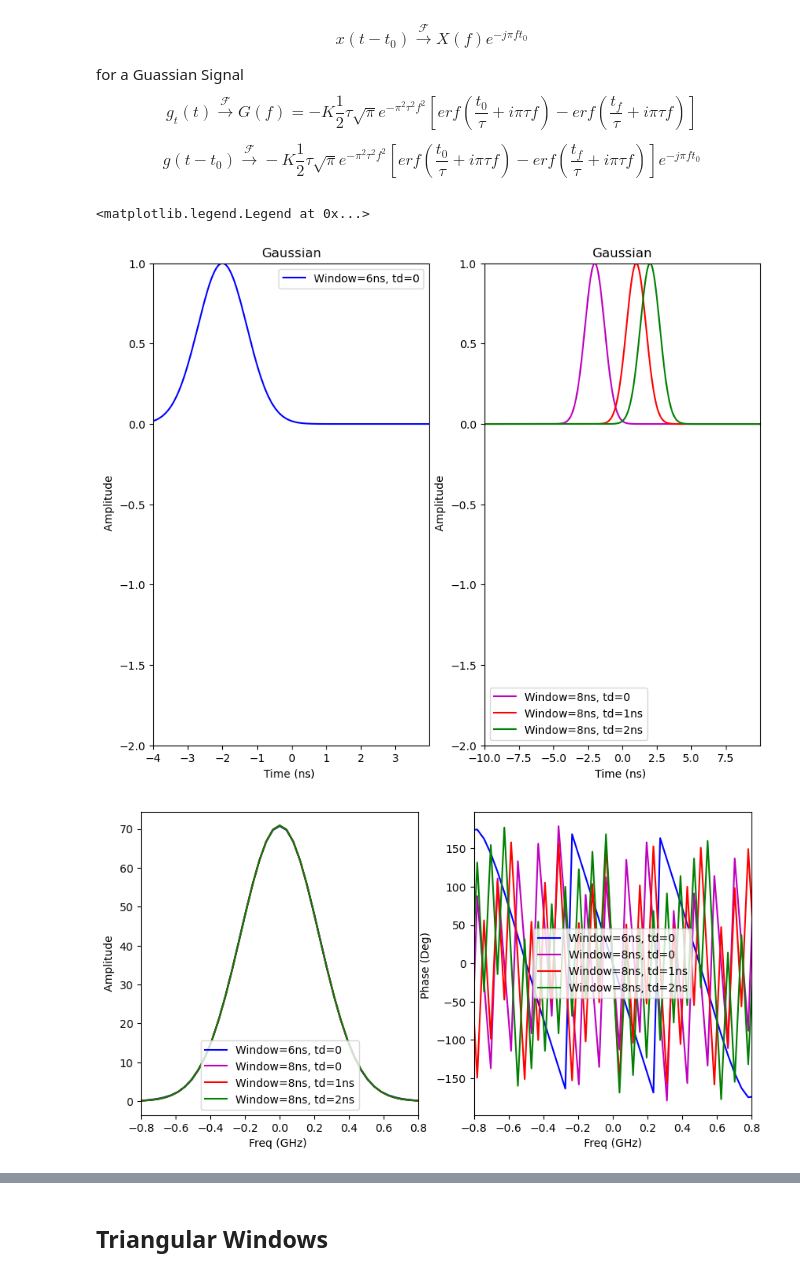
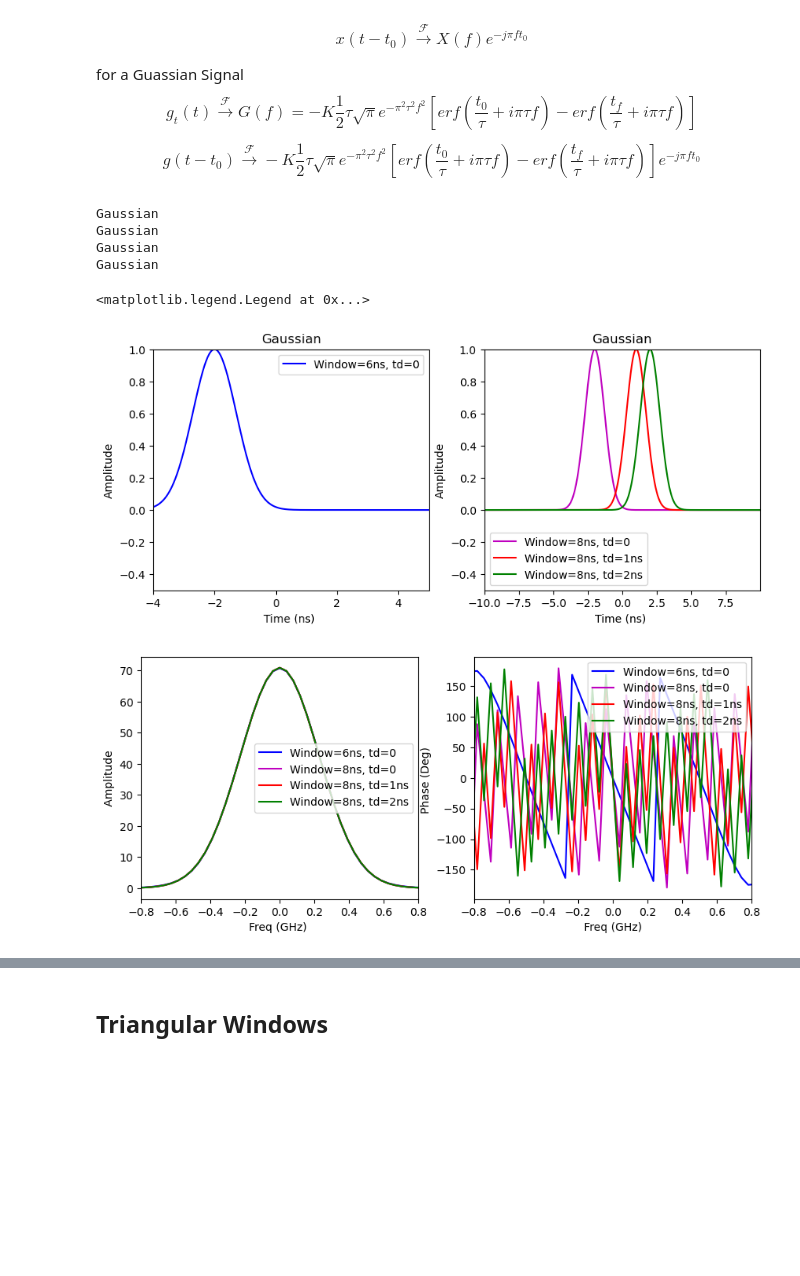
Before and after one commit to andrevsl/SpectralBook, a Jupyter notebook: ChapterSpectral.ipynb, the cells around one changed output, grey strips where cells are left out. Saved outputs shown, nothing was run; the diff lists cells and outputs as text; code cells hidden in the pictures; blank space fills up the shorter version.

```diff
--- a/ChapterSpectral.ipynb
+++ b/ChapterSpectral.ipynb
@@ -242,7 +242,7 @@ par.par
 # print(t.shape)
 
 t0=-4e-9 #ar.par.loc['Gau','t0']
-tf=4e-9
+tf=5e-9
 t02=-10e-9 #ar.par.loc['Gau','t0']
 tf2=10e-9
 tau=1e-9
@@ -253,39 +253,43 @@ td3=1e-9
 td4=2e-9
 
 t=np.arange(t0,tf,par.par.loc['Gau','dt'])
 t2=np.arange(t02,tf2,par.par.loc['Gau','dt'])
 
 gt=gaussinaSignal(t,tau,td)
 gt2=gaussinaSignal(t2,tau,td)
 gt3=gaussinaSignal(t2,tau,td3)
 gt4=gaussinaSignal(t2,tau,td4)
 
 
 fig1,axt=plt.subplots(1,2)
-fig1.set_size_inches((10,8))
-plot1DTparametric(axt,t,(0,[t.min()/1e-9,t.max()/1e-9],[-2,1],gt,"Gaussian",'b','-'))
+fig1.set_size_inches((10,4))
+plot1DTparametric(axt,t,(0,[t.min()/1e-9,t.max()/1e-9],[-0.5,1],gt,"Gaussian",'b','-'))
 axt[0].legend(['Window=6ns, td=0'])
 
-plot1DTparametric(axt,t2,(1,[t2.min()/1e-9,t2.max()/1e-9],[-2,1],gt2,"Gaussian",'m','-'))
-plot1DTparametric(axt,t2,(1,[t2.min()/1e-9,t2.max()/1e-9],[-2,1],gt3,"Gaussian",'r','-'))
-plot1DTparametric(axt,t2,(1,[t2.min()/1e-9,t2.max()/1e-9],[-2,1],gt4,"Gaussian",'g','-'))
+plot1DTparametric(axt,t2,(1,[t2.min()/1e-9,t2.max()/1e-9],[-0.5,1],gt2,"Gaussian",'m','-'))
+plot1DTparametric(axt,t2,(1,[t2.min()/1e-9,t2.max()/1e-9],[-0.5,1],gt3,"Gaussian",'r','-'))
+plot1DTparametric(axt,t2,(1,[t2.min()/1e-9,t2.max()/1e-9],[-0.5,1],gt4,"Gaussian",'g','-'))
 axt[1].legend(['Window=8ns, td=0','Window=8ns, td=1ns','Window=8ns, td=2ns'])
 
 Nfft=1025 # FFT points
 Fs=1/(t[1]-t[0])
 Fs2=1/(t2[1]-t2[0])
 
 Gs=S1d(gt,Nfft,Fs) # Frequency Domain Signal
 Gs2=S1d(gt2,Nfft,Fs2) # Frequency Domain Signal
 Gs3=S1d(gt3,Nfft,Fs2) # Frequency Domain Signal
 Gs4=S1d(gt4,Nfft,Fs2) # Frequency Domain Signal
 
 fig2,axf=plt.subplots(1,2)
-fig2.set_size_inches((10,5))
+fig2.set_size_inches((10,4))
 plot1DSparametric(axf,Gs['f'],0.8,(0,Gs['S'],'b','-'),(0,Gs2['S'],'m','-'),(0,Gs3['S'],'r','-'),(0,Gs4['S'],'g','-'))
 axf[0].legend(['Window=6ns, td=0', 'Window=8ns, td=0','Window=8ns, td=1ns','Window=8ns, td=2ns'])
 axf[1].legend(['Window=6ns, td=0', 'Window=8ns, td=0','Window=8ns, td=1ns','Window=8ns, td=2ns'])
 # %% [output]
-<matplotlib.legend.Legend at 0x...>
+Gaussian
+Gaussian
+Gaussian
+Gaussian
+<matplotlib.legend.Legend at 0x...>
-[figure, old version]
+[figure, new version]
-[figure, old version]
+[figure, new version]
```
Also changed, not shown: parts of 4 cells of this notebook, 43 other files.
